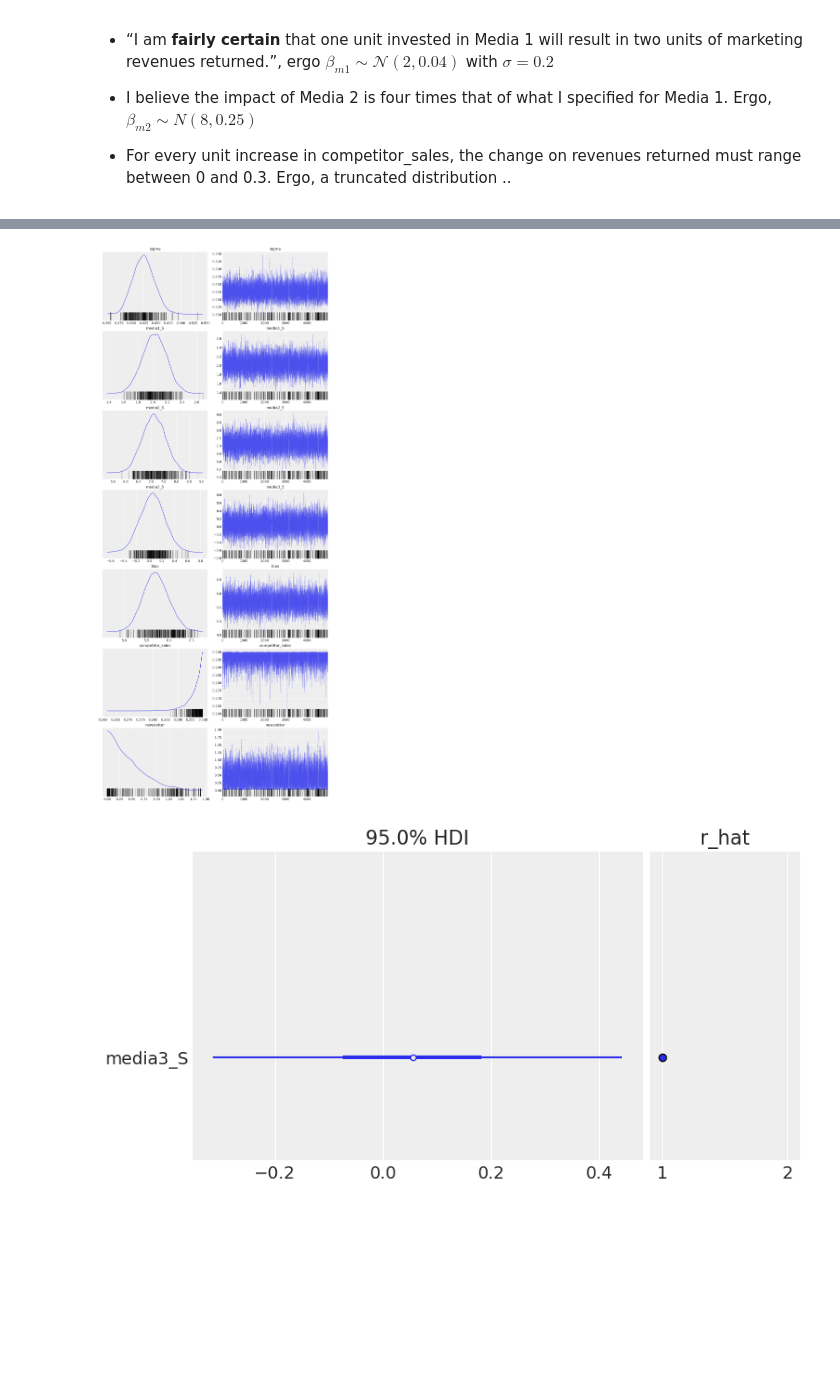
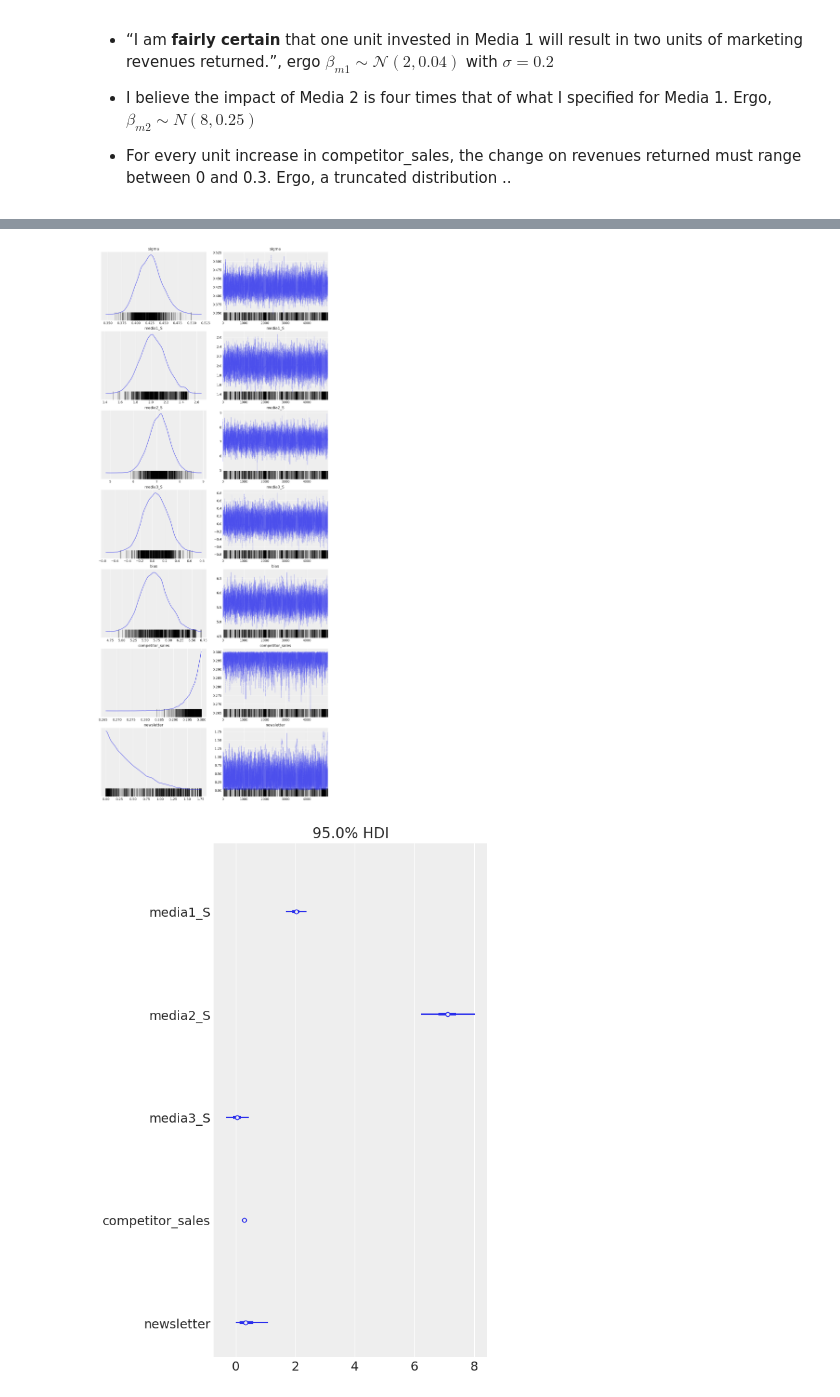
Before and after one commit to leslieDLcy/InformedPriorDist, a Jupyter notebook: src/modelling/prior_choice.ipynb, the cells around one changed output, grey strips where cells are left out. Cells and saved outputs as stored; diff of their text form; code cells hidden in the pictures; blank space fills up the shorter version.

```diff
--- a/src/modelling/prior_choice.ipynb
+++ b/src/modelling/prior_choice.ipynb
@@ -143,10 +165,12 @@ There were 311 divergences after tuning. Increase `target_accept` or reparameter
 # %%
 az.plot_trace(trace_3, combined=True, figsize=(10, 24));
+save2Vis('knowledge_prior_retrain')
 # %% [output]
-[figure, old version]
+[figure, new version]
 # %%
 ### closer look
 # %%
-az.plot_forest(trace_3, var_names=["media1_S"], combined=True, hdi_prob=0.95, r_hat=True);
+az.plot_forest(trace_3, var_names=["media1_S", "media2_S", "media3_S", "competitor_sales", "newsletter", ], combined=True, hdi_prob=0.95);
+save2Vis('posteior_hdi')
 # %% [output]
-[figure, old version]
+[figure, new version]
```
Also changed, not shown: parts of 13 cells of this notebook, 16 other files.
